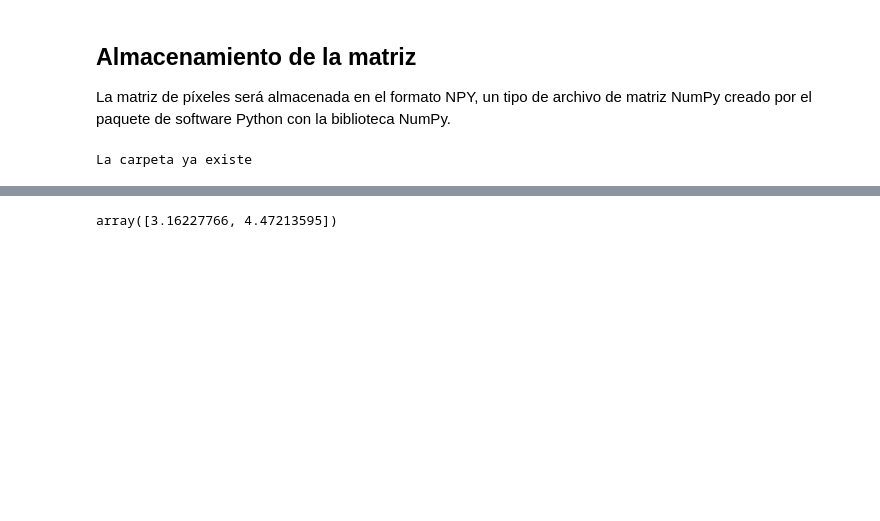
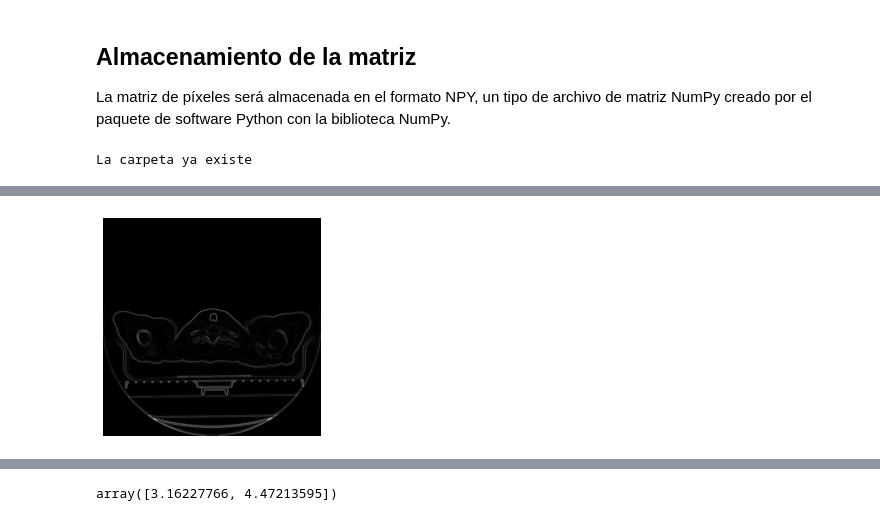
Before and after one commit to jennifer95/visualizacion-segmentacion-pulmonar-DICOM-python, a Jupyter notebook: Segmentación de tejido pulmonar.ipynb, the cells around one changed output, grey strips where cells are left out. Saved outputs shown, nothing was run; the diff lists cells and outputs as text; code cells hidden in the pictures; blank space fills up the shorter version.

```diff
--- a/Segmentación de tejido pulmonar.ipynb
+++ b/Segmentación de tejido pulmonar.ipynb
@@ -96,0 +107,15 @@ plt.show()
+# %%
+def image_gradiente(image):
+    sobel_dx = ndimage.sobel(image, 1)
+    sobel_dy = ndimage.sobel(image, 0)
+    sobel_gradient = np.hypot(sobel_dx, sobel_dy) # calculamos el norma
+    sobel_gradient *= 255.0 / np.max(sobel_gradient) # normalizamos
+    return sobel_gradient
+# %%
+image = imagen[8]
+sobel_gradient = image_gradiente(image)
+plt.imshow(sobel_gradient, cmap='gray')
+plt.axis('off')
+plt.show()
+# %% [output]
+[figure, added]
```
Also changed, not shown: parts of 34 cells of this notebook.
